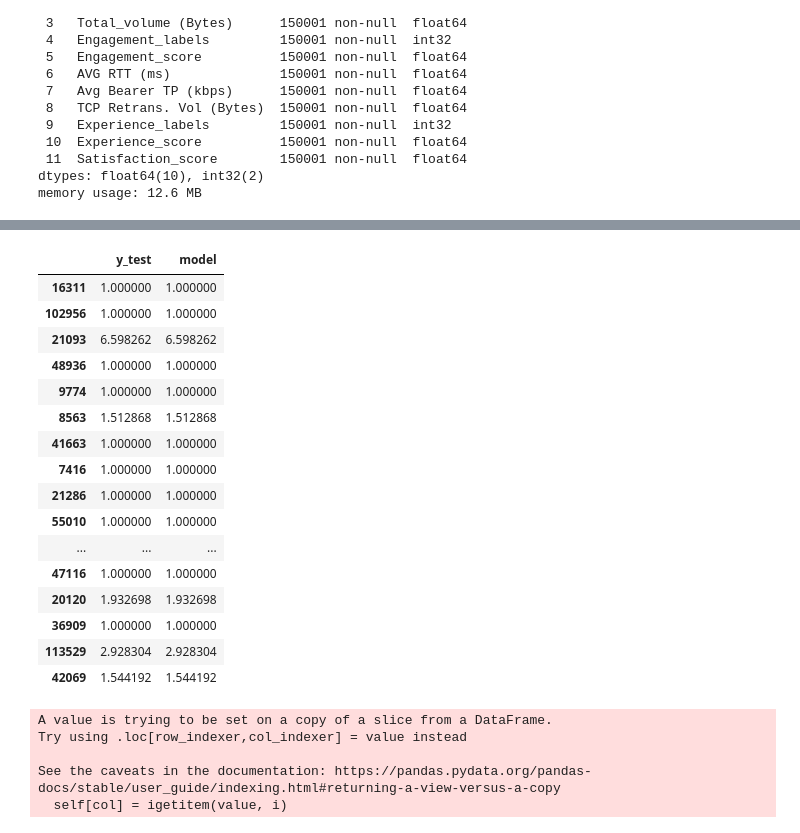
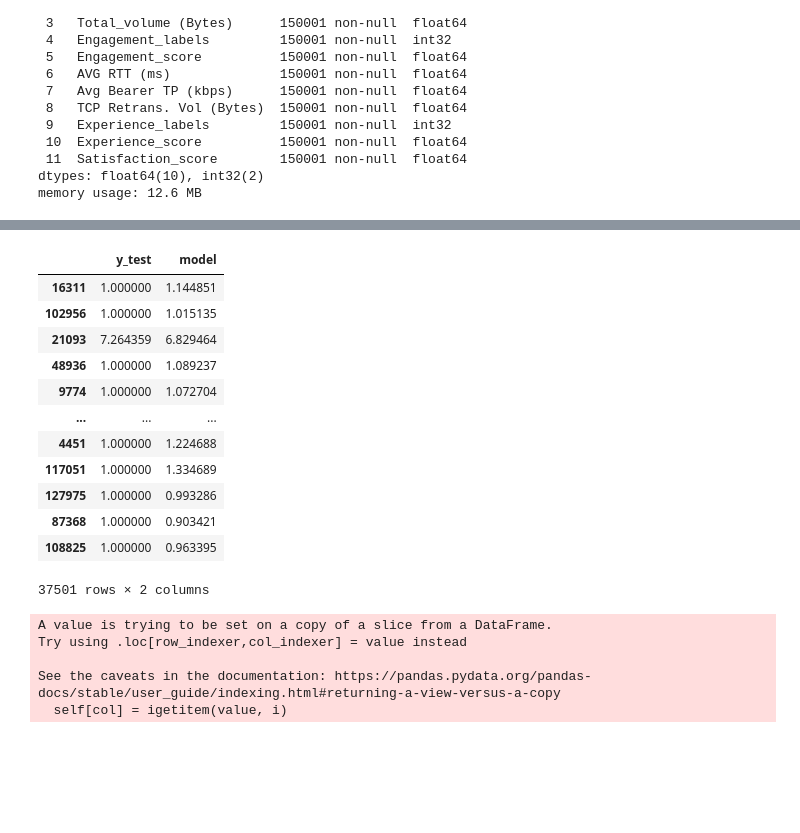
Before and after one commit to follynamylus/Telecommunication, a Jupyter notebook: notebooks/Task 4.ipynb, the cells around one changed output, grey strips where cells are left out. Drawn from its saved outputs; the diff is of its cells as text; code cells hidden in the pictures; blank space fills up the shorter version.

```diff
--- a/notebooks/Task 4.ipynb
+++ b/notebooks/Task 4.ipynb
@@ -110,11 +146,3 @@ X0 = X[X.Engagement_labels==0]
 X2 = X[X.Engagement_labels==2]
 # %%
 needed_cols = ['Avg RTT DL (ms)','Avg RTT UL (ms)','Avg Bearer TP DL (kbps)','Avg Bearer TP UL (kbps)','TCP DL Retrans. Vol (Bytes)','TCP UL Retrans. Vol (Bytes)']
-# %%
-for _ in needed_cols:
-    Q1 = df[_].quantile(0.25)
-    Q3 = df[_].quantile(0.75)
-    IQR = Q1 - Q3
-    df[_] = np.where(df[_] < Q1 - 1.5 * IQR, df[_].mean(), df[_] )
-    df[_] = np.where(df[_] > Q3 - 1.5 * IQR, df[_].mean(), df[_] )
-    print(df[_].skew())
@@ -192,7 +206,7 @@ Y1 = Y[Y.Experience_labels==1]
 Y0 = Y[Y.Experience_labels==0]
 Y2 = Y[Y.Experience_labels==2]
 # %%
-X['Engagement_score'] =np.sqrt(((X['Session frequency'] + X['Dur. (ms)'] + X['Total_volume (Bytes)']).pow(2)) - ((2**2)))
+X['Engagement_score'] =np.sqrt(((X2['Session frequency'] + X['Dur. (ms)'] + X['Total_volume (Bytes)']).pow(2)) - ((2**2)))
 X['Engagement_score'] = X['Engagement_score'].fillna(0)
 # %% [output]
 A value is trying to be set on a copy of a slice from a DataFrame.
@@ -274,5 +279,5 @@ Y
 # %%
-Y['Experience_score'] =np.sqrt(((Y['AVG RTT (ms)'] + Y['Avg Bearer TP (kbps)'] + Y['TCP Retrans. Vol (Bytes)']).pow(2)) - ((2**2)))
+Y['Experience_score'] =np.sqrt(((Y2['AVG RTT (ms)'] + Y2['Avg Bearer TP (kbps)'] + Y2['TCP Retrans. Vol (Bytes)']).pow(2)) - ((2**2)))
 Y['Experience_score'] = Y['Experience_score'].fillna(0)
 # %% [output]
 A value is trying to be set on a copy of a slice from a DataFrame.
@@ -410,7 +415,7 @@ new_df.sort_values(ascending=False, by='Satisfaction_score')[:10]
 # %%
 y = new_df['Satisfaction_score']
 # %%
-cols_drop = ['MSISDN/Number','Satisfaction_score']
+cols_drop = ['MSISDN/Number','Satisfaction_score','Engagement_labels','Experience_labels','Experience_score','Engagement_score']
 X = new_df.drop(cols_drop,axis=1)
 # %%
 X.info()
@@ -487,25 +486,21 @@ score_check['y_test'] = y_test
 # %%
 score_check['model'] = model
 # %%
-score_check.head(50)
+score_check
 # %% [output]
 |  | y_test | model |
-| 16311 | 1.000000 | 1.000000 |
-| 102956 | 1.000000 | 1.000000 |
-| 21093 | 6.598262 | 6.598262 |
-| 48936 | 1.000000 | 1.000000 |
-| 9774 | 1.000000 | 1.000000 |
-| 8563 | 1.512868 | 1.512868 |
-| 41663 | 1.000000 | 1.000000 |
-| 7416 | 1.000000 | 1.000000 |
-| 21286 | 1.000000 | 1.000000 |
-| 55010 | 1.000000 | 1.000000 |
+| 16311 | 1.000000 | 1.144851 |
+| 102956 | 1.000000 | 1.015135 |
+| 21093 | 7.264359 | 6.829464 |
+| 48936 | 1.000000 | 1.089237 |
+| 9774 | 1.000000 | 1.072704 |
 | ... | ... | ... |
-| 47116 | 1.000000 | 1.000000 |
-| 20120 | 1.932698 | 1.932698 |
-| 36909 | 1.000000 | 1.000000 |
-| 113529 | 2.928304 | 2.928304 |
-| 42069 | 1.544192 | 1.544192 |
+| 4451 | 1.000000 | 1.224688 |
+| 117051 | 1.000000 | 1.334689 |
+| 127975 | 1.000000 | 0.993286 |
+| 87368 | 1.000000 | 0.903421 |
+| 108825 | 1.000000 | 0.963395 |
+37501 rows × 2 columns
 # %%
 metrics = new_df[['Engagement_score','Experience_score']]
 # %%
```
Also changed, not shown: parts of 39 cells of this notebook, 3 other files.
